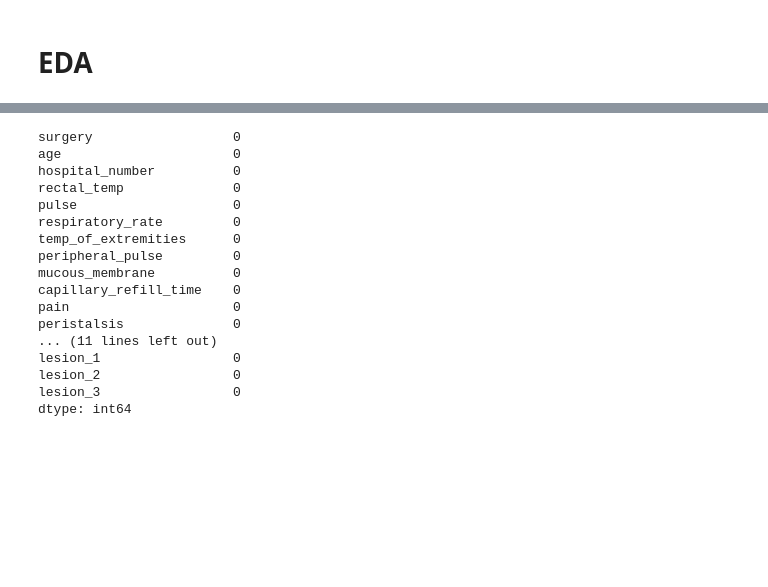
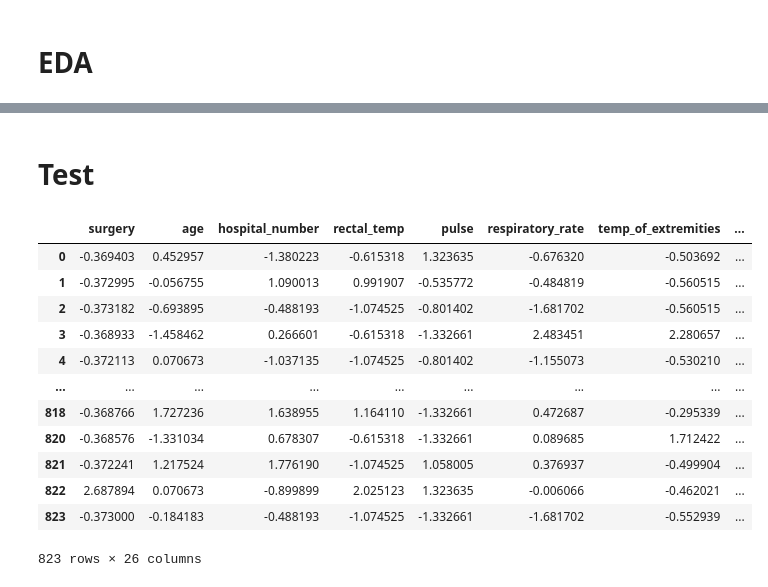
Before and after one commit to cosheimil/ml_learning, a Jupyter notebook: competitions/horse_health/notebooks/horse-health.ipynb, the cells around one changed output, grey strips where cells are left out. Saved outputs shown, nothing was run; the diff lists cells and outputs as text; code cells hidden in the pictures; blank space fills up the shorter version.

```diff
--- a/competitions/horse_health/notebooks/horse-health.ipynb
+++ b/competitions/horse_health/notebooks/horse-health.ipynb
@@ -173,20 +367,18 @@ test = pd.DataFrame(test, columns=test_columns)
+# %% [markdown]
+# Test
 # %%
-test.isnull().sum()
+test
 # %% [output]
+|  | surgery | age | hospital_number | rectal_temp | pulse | respiratory_rate | temp_of_extremities | ... |
+| 0 | -0.369403 | 0.452957 | -1.380223 | -0.615318 | 1.323635 | -0.676320 | -0.503692 | ... |
+| 1 | -0.372995 | -0.056755 | 1.090013 | 0.991907 | -0.535772 | -0.484819 | -0.560515 | ... |
+| 2 | -0.373182 | -0.693895 | -0.488193 | -1.074525 | -0.801402 | -1.681702 | -0.560515 | ... |
+| 3 | -0.368933 | -1.458462 | 0.266601 | -0.615318 | -1.332661 | 2.483451 | 2.280657 | ... |
+| 4 | -0.372113 | 0.070673 | -1.037135 | -1.074525 | -0.801402 | -1.155073 | -0.530210 | ... |
+| ... | ... | ... | ... | ... | ... | ... | ... | ... |
+| 818 | -0.368766 | 1.727236 | 1.638955 | 1.164110 | -1.332661 | 0.472687 | -0.295339 | ... |
+| 820 | -0.368576 | -1.331034 | 0.678307 | -0.615318 | -1.332661 | 0.089685 | 1.712422 | ... |
+| 821 | -0.372241 | 1.217524 | 1.776190 | -1.074525 | 1.058005 | 0.376937 | -0.499904 | ... |
+| 822 | 2.687894 | 0.070673 | -0.899899 | 2.025123 | 1.323635 | -0.006066 | -0.462021 | ... |
+| 823 | -0.373000 | -0.184183 | -0.488193 | -1.074525 | -1.332661 | -1.681702 | -0.552939 | ... |
-surgery                  0
-age                      0
-hospital_number          0
-rectal_temp              0
-pulse                    0
-respiratory_rate         0
-temp_of_extremities      0
-peripheral_pulse         0
-mucous_membrane          0
-capillary_refill_time    0
-pain                     0
-peristalsis              0
-... (11 lines left out)
-lesion_1                 0
-lesion_2                 0
-lesion_3                 0
-dtype: int64
+823 rows × 26 columns
```
Also changed, not shown: parts of 32 cells of this notebook.
